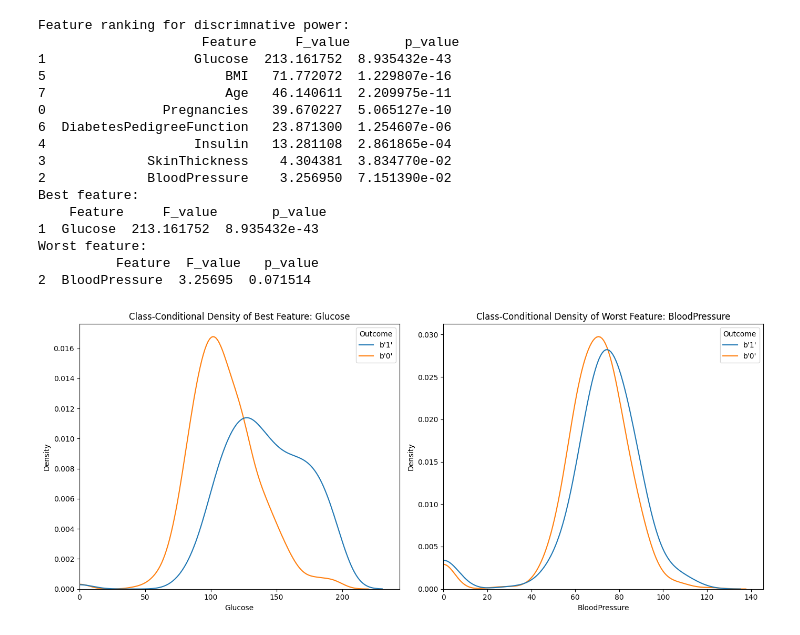
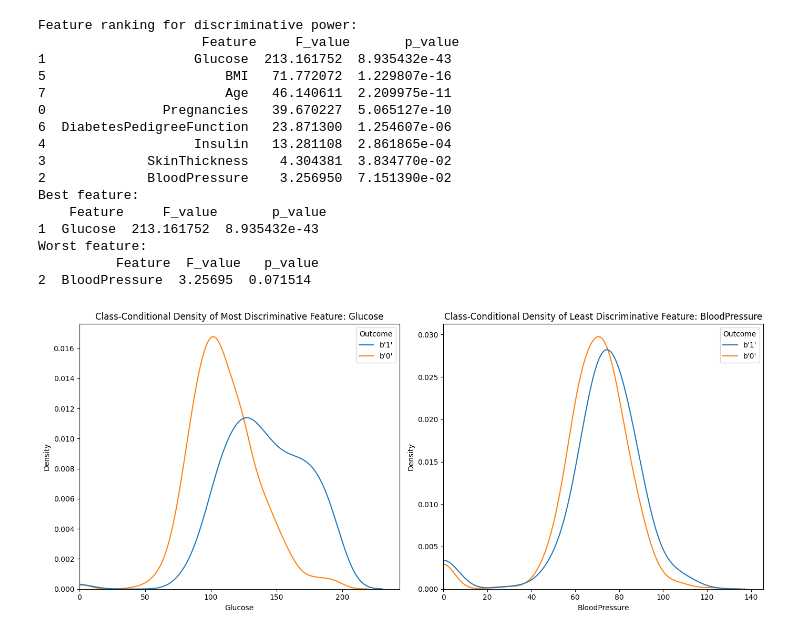
Before and after one commit to JohanGRibeiro/ml-projects, a Jupyter notebook: CodeJohan/hw1.ipynb, the cells around one changed output. Drawn from its saved outputs; the diff is of its cells as text; code cells hidden in the pictures.

```diff
--- a/CodeJohan/hw1.ipynb
+++ b/CodeJohan/hw1.ipynb
@@ -22,17 +22,16 @@ def rankDiscriminativePower(df):
     y = df['Outcome']
 
     F_values, p_values = f_classif(X, y)
-    # Sort results with dataframe
+    # Sort f_values results with dataframe
     anova_results = pd.DataFrame({'Feature': X.columns, 'F_value': F_values, 'p_value': p_values})
     anova_results = anova_results.sort_values(by='F_value', ascending=False)
 
     # Display the features with the best and worst discriminative power
-    print("Feature ranking for discrimnative power: \n", anova_results.head(10))
+    print("Feature ranking for discriminative power: \n", anova_results.head(10))
     print("Best feature:\n", anova_results.head(1))
     print("Worst feature:\n", anova_results.tail(1))
 
-    # PLOTTING
-    # Plot class-conditional density plots for the best and worst features
+    # Plotting class-conditional density plots for the best and worst features
     best_feature = anova_results.iloc[0]['Feature']
     worst_feature = anova_results.iloc[-1]['Feature']
 
@@ -41,40 +40,40 @@ def rankDiscriminativePower(df):
     # Best feature plot
     plt.subplot(1, 2, 1)
     sns.kdeplot(data=diabetes_df, x=best_feature, hue='Outcome', common_norm=False)
-    plt.xlim(left=0)  # Set the x-axis lower limit to 0
-    plt.title(f'Class-Conditional Density of Best Feature: {best_feature}')
+    plt.xlim(left=0)  # Set the x-axis lower limit to 0 (no negative x values)
+    plt.title(f'Class-Conditional Density of Most Discriminative Feature: {best_feature}')
 
     # Worst feature plot
     plt.subplot(1, 2, 2)
     sns.kdeplot(data=diabetes_df, x=worst_feature, hue='Outcome', common_norm=False)
-    plt.xlim(left=0)  # Set the x-axis lower limit to 0
-    plt.title(f'Class-Conditional Density of Worst Feature: {worst_feature}')
+    plt.xlim(left=0)  # Set the x-axis lower limit to 0 (no negative x values)
+    plt.title(f'Class-Conditional Density of Least Discriminative Feature: {worst_feature}')
 
     plt.tight_layout()
     plt.show()
     return anova_results
 
-
+# Rank discriminative power and plot it
 diabetes_df = arffToDf('diabetes.arff')
 disc_rank_results = rankDiscriminativePower(diabetes_df)
 # %% [output]
-Feature ranking for discrimnative power:
+Feature ranking for discriminative power:
                      Feature     F_value       p_value
 1                   Glucose  213.161752  8.935432e-43
 5                       BMI   71.772072  1.229807e-16
 7                       Age   46.140611  2.209975e-11
 0               Pregnancies   39.670227  5.065127e-10
 6  DiabetesPedigreeFunction   23.871300  1.254607e-06
 4                   Insulin   13.281108  2.861865e-04
 3             SkinThickness    4.304381  3.834770e-02
 2             BloodPressure    3.256950  7.151390e-02
 Best feature:
     Feature     F_value       p_value
 1  Glucose  213.161752  8.935432e-43
 Worst feature:
           Feature  F_value   p_value
 2  BloodPressure  3.25695  0.071514
-[figure, old version]
+[figure, new version]
 # %%
 # EXERCISE 2-4: Decision Tree classifier with varying min_samples_split
 
```
Also changed, not shown: parts of 1 cell of this notebook, 2 other files.
